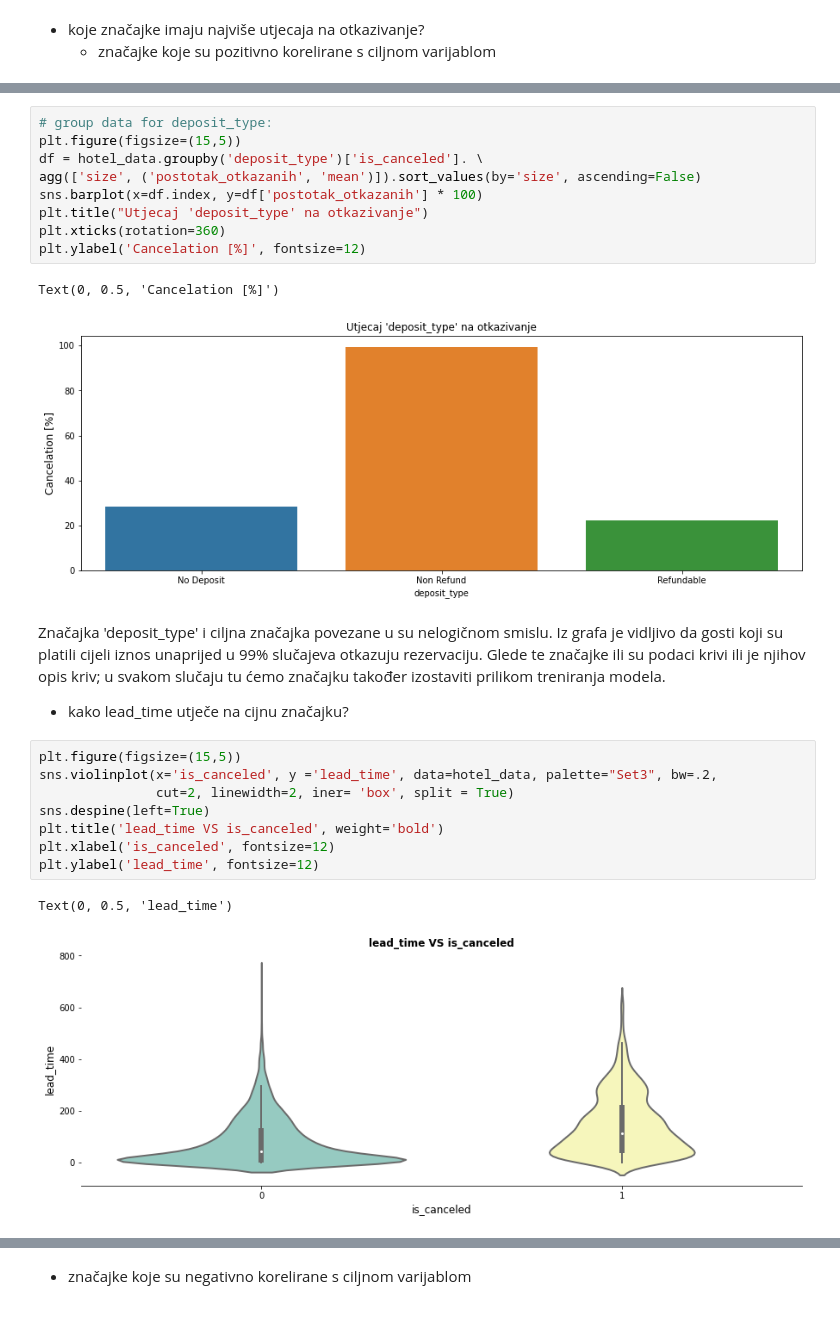
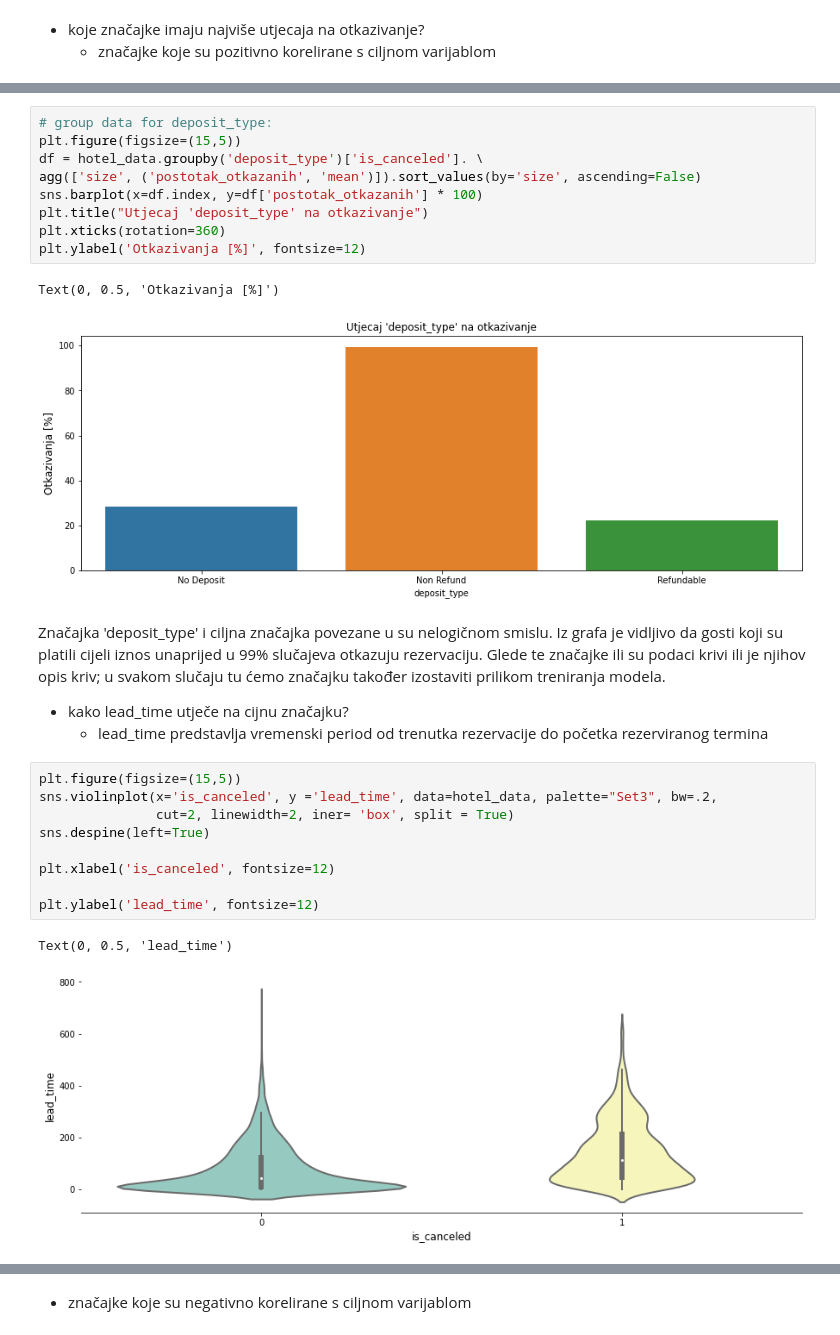
Before and after one commit to cavlic/sharing-github, a Jupyter notebook: Projekt.ipynb, the cells around one changed output, grey strips where cells are left out. Cells and saved outputs as stored; diff of their text form.

Commit message:
Add files via upload
Predviđanje otkazivanja hotelskih rezervacija

```diff
--- a/Projekt.ipynb
+++ b/Projekt.ipynb
@@ -366,9 +368,9 @@ agg(['size', ('postotak_otkazanih', 'mean')]).sort_values(by='size', ascending=F
 sns.barplot(x=df.index, y=df['postotak_otkazanih'] * 100)
 plt.title("Utjecaj 'deposit_type' na otkazivanje")
 plt.xticks(rotation=360)
-plt.ylabel('Cancelation [%]', fontsize=12)
+plt.ylabel('Otkazivanja [%]', fontsize=12)
 # %% [output]
-Text(0, 0.5, 'Cancelation [%]')
+Text(0, 0.5, 'Otkazivanja [%]')
 [figure]
 # %% [markdown]
 Značajka 'deposit_type' i ciljna značajka povezane u su nelogičnom smislu. Iz grafa je vidljivo da gosti
@@ -377,16 +379,18 @@ su podaci krivi ili je njihov opis kriv; u svakom slučaju tu ćemo značajku ta
 
 
 * kako lead_time utječe na cijnu značajku?
+    * lead_time predstavlja vremenski period od trenutka rezervacije do početka rezerviranog termina
 # %%
 plt.figure(figsize=(15,5))
 sns.violinplot(x='is_canceled', y ='lead_time', data=hotel_data, palette="Set3", bw=.2,
                cut=2, linewidth=2, iner= 'box', split = True)
 sns.despine(left=True)
-plt.title('lead_time VS is_canceled', weight='bold')
+
 plt.xlabel('is_canceled', fontsize=12)
+
 plt.ylabel('lead_time', fontsize=12)
 # %% [output]
 Text(0, 0.5, 'lead_time')
-[figure, old version]
+[figure, new version]
 # %% [markdown]
 Ovdje je dan vizualni prikaz kako 'lead_time' utječe na to hoće li rezervacija biti otkazana ili ne.
```
Also changed, not shown: parts of 20 cells of this notebook.
